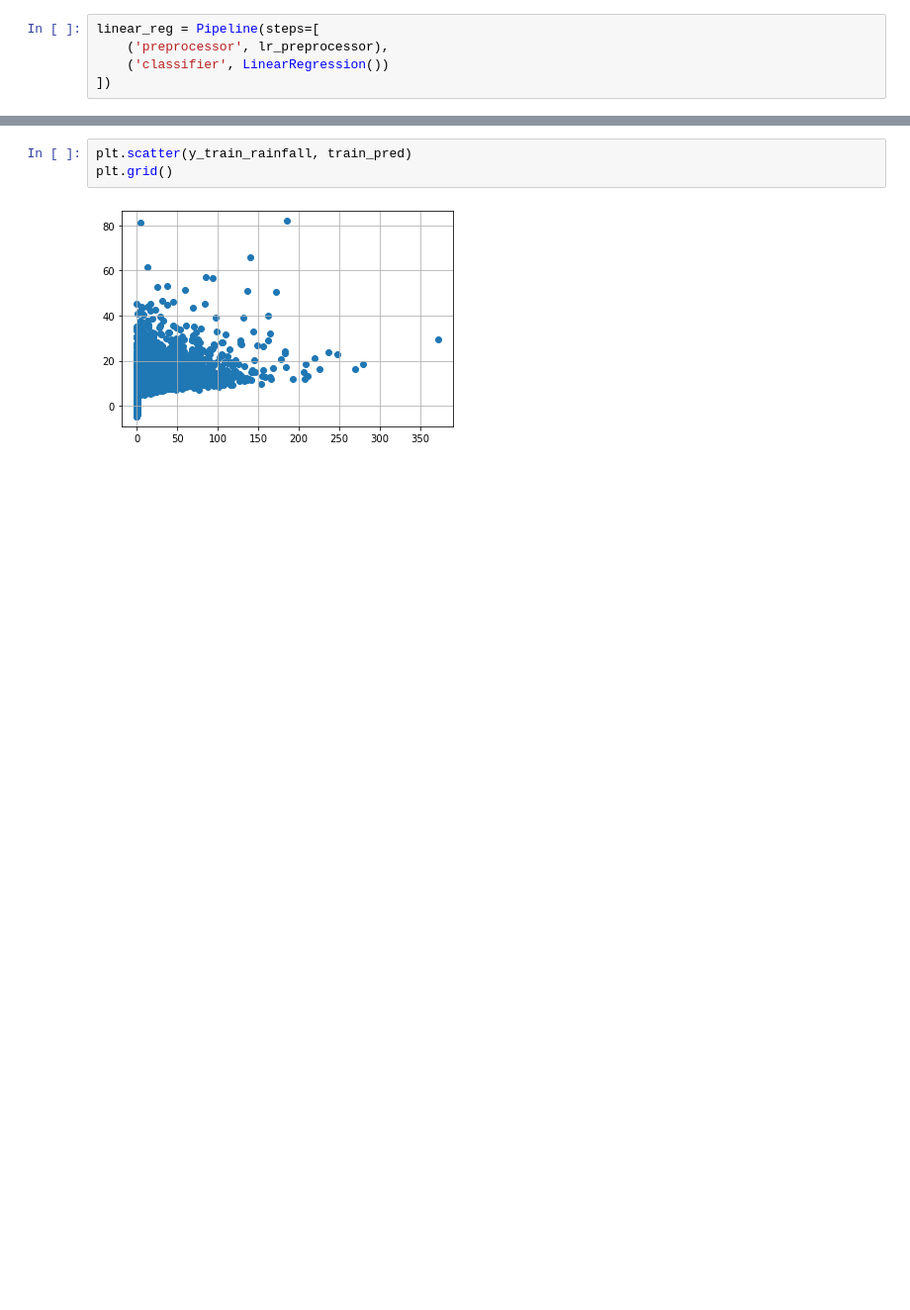
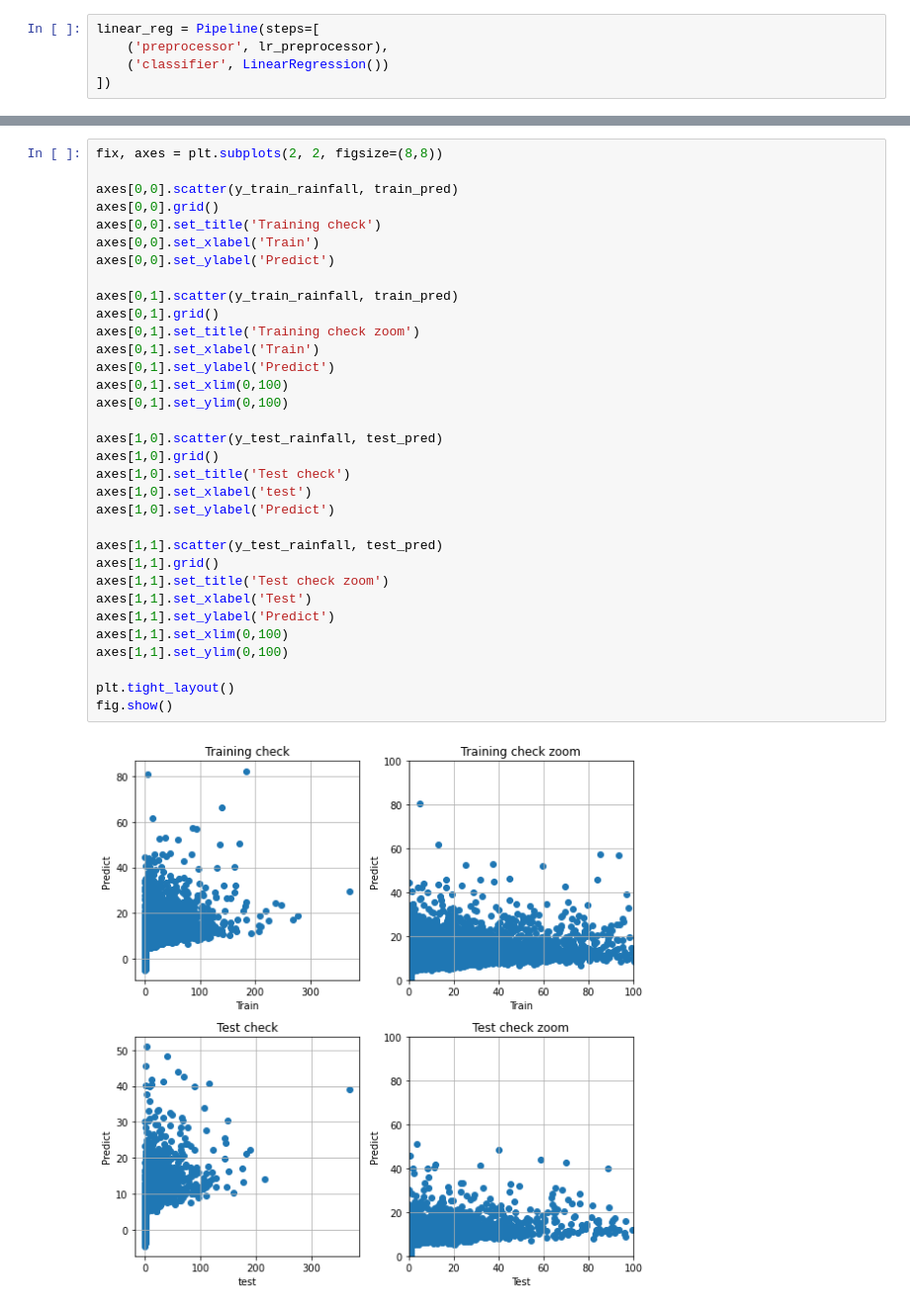
Before and after one commit to AriSalassa/analisis-de-datos, a Jupyter notebook: clase8_tpintegrador/TP Integrador Análisis de datos.ipynb, the cells around one changed output, grey strips where cells are left out. Shown at 99% size. Cells and saved outputs as stored; diff of their text form; blank space fills up the shorter version.

```diff
--- a/clase8_tpintegrador/TP Integrador Análisis de datos.ipynb
+++ b/clase8_tpintegrador/TP Integrador Análisis de datos.ipynb
@@ -1969,6 +1974,36 @@ R2 Square 0.3172314342569956
 __________________________________
-# %%
-plt.scatter(y_train_rainfall, train_pred)
-plt.grid()
-# %% [output]
-[figure, removed]
+# %%
+fix, axes = plt.subplots(2, 2, figsize=(8,8))
+
+axes[0,0].scatter(y_train_rainfall, train_pred)
+axes[0,0].grid()
+axes[0,0].set_title('Training check')
+axes[0,0].set_xlabel('Train')
+axes[0,0].set_ylabel('Predict')
+
+axes[0,1].scatter(y_train_rainfall, train_pred)
+axes[0,1].grid()
+axes[0,1].set_title('Training check zoom')
+axes[0,1].set_xlabel('Train')
+axes[0,1].set_ylabel('Predict')
+axes[0,1].set_xlim(0,100)
+axes[0,1].set_ylim(0,100)
+
+axes[1,0].scatter(y_test_rainfall, test_pred)
+axes[1,0].grid()
+axes[1,0].set_title('Test check')
+axes[1,0].set_xlabel('test')
+axes[1,0].set_ylabel('Predict')
+
+axes[1,1].scatter(y_test_rainfall, test_pred)
+axes[1,1].grid()
+axes[1,1].set_title('Test check zoom')
+axes[1,1].set_xlabel('Test')
+axes[1,1].set_ylabel('Predict')
+axes[1,1].set_xlim(0,100)
+axes[1,1].set_ylim(0,100)
+
+plt.tight_layout()
+fig.show()
+# %% [output]
+[figure, added]
```
Also changed, not shown: parts of 23 cells of this notebook.
